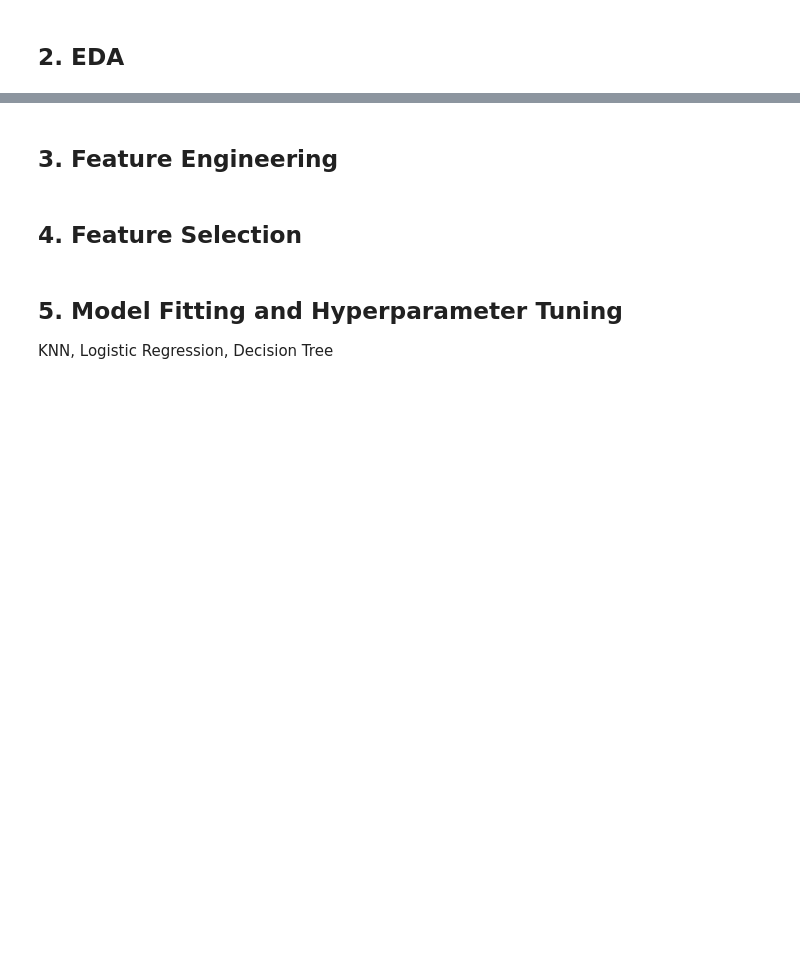
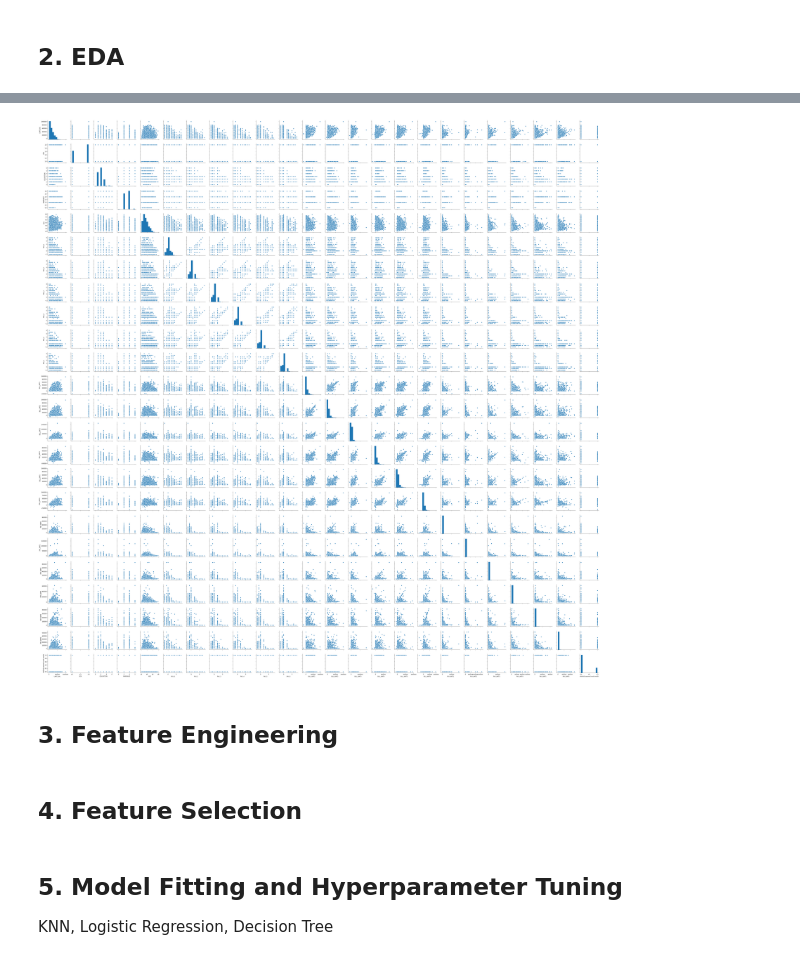
Before and after one commit to jeussantiago/mod3_class, a Jupyter notebook: classification-assessment/classification-assessment.ipynb, the cells around one changed output, grey strips where cells are left out. Drawn from its saved outputs; the diff is of its cells as text; code cells hidden in the pictures; blank space fills up the shorter version.

```diff
--- a/classification-assessment/classification-assessment.ipynb
+++ b/classification-assessment/classification-assessment.ipynb
@@ -88,3 +145,8 @@ df
+# %%
+sns.pairplot(df)
+plt.show()
+# %% [output]
+[figure, added]
 # %% [markdown]
 ## 3. Feature Engineering
 # %% [markdown]
```
Also changed, not shown: parts of 7 cells of this notebook.
